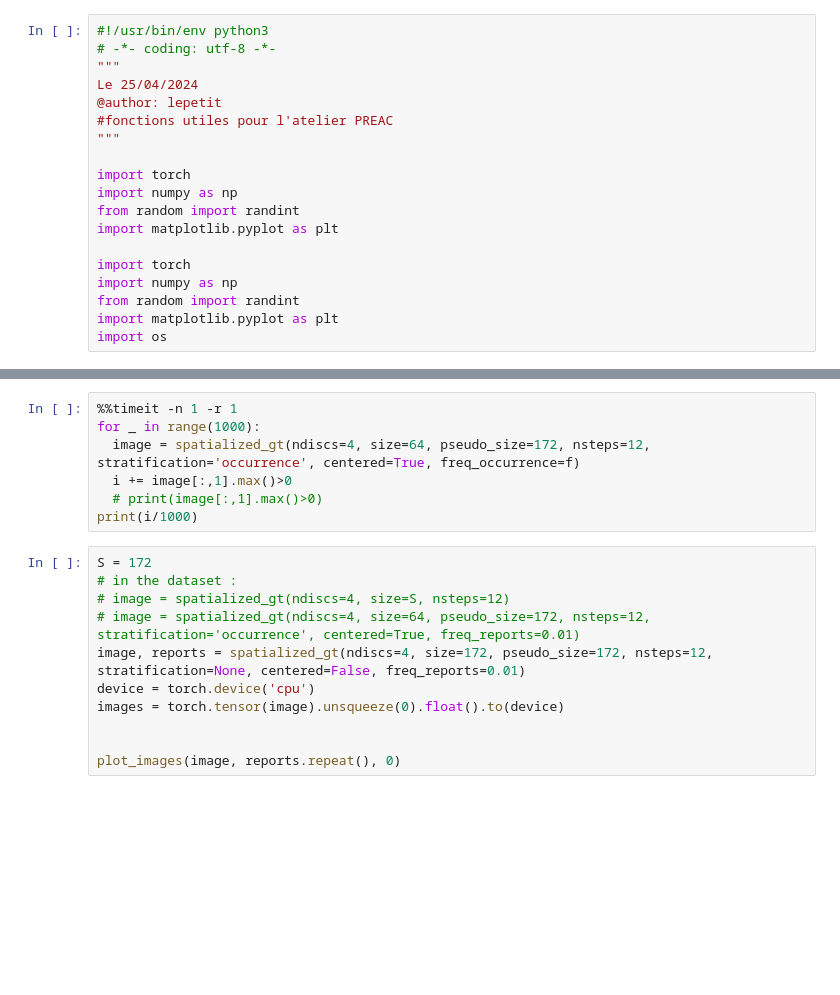
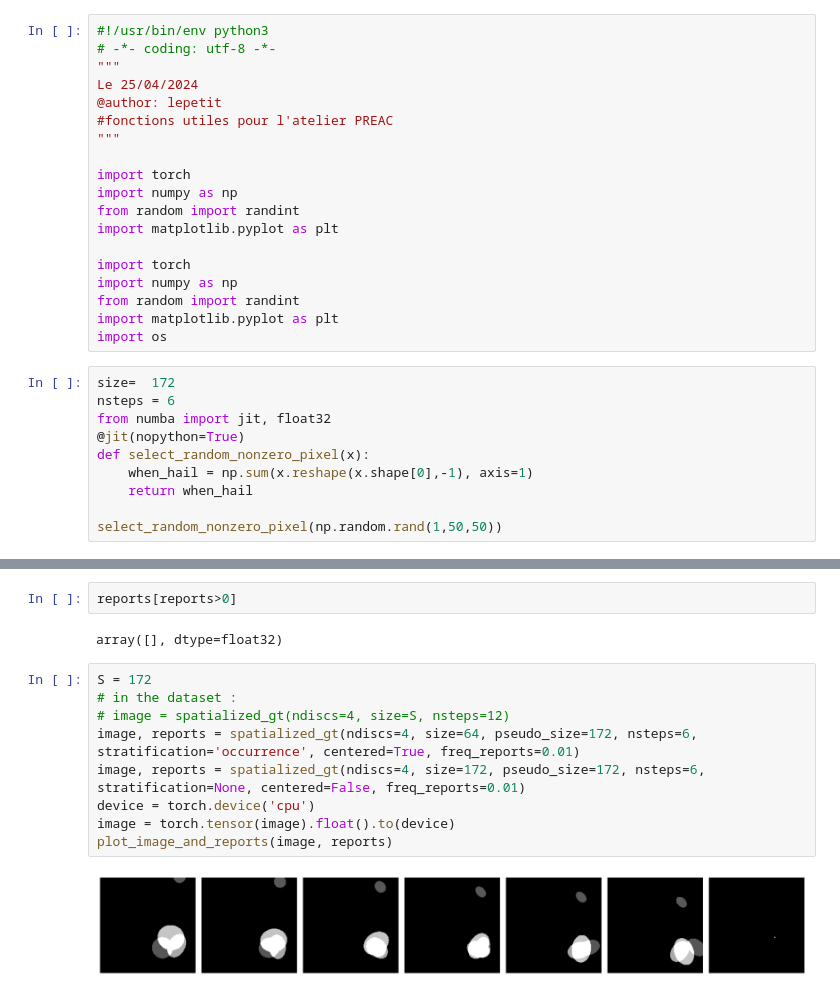
Before and after one commit to nanopiero/spatialisation_grele, a Jupyter notebook: presentation.ipynb, the cells around one changed output, grey strips where cells are left out. Saved outputs shown, nothing was run; the diff lists cells and outputs as text; blank space fills up the shorter version.

```diff
--- a/presentation.ipynb
+++ b/presentation.ipynb
@@ -45,3 +45,13 @@ import numpy as np
 from random import randint
 import matplotlib.pyplot as plt
 import os
+# %%
+size=  172
+nsteps = 6
+from numba import jit, float32
+@jit(nopython=True)
+def select_random_nonzero_pixel(x):
+    when_hail = np.sum(x.reshape(x.shape[0],-1), axis=1)
+    return when_hail
+
+select_random_nonzero_pixel(np.random.rand(1,50,50))
@@ -584,18 +534,15 @@ def plot_images(images, ground_truth, reports):
-# %%
-%%timeit -n 1 -r 1
-for _ in range(1000):
-  image = spatialized_gt(ndiscs=4, size=64, pseudo_size=172, nsteps=12, stratification='occurrence', centered=True, freq_occurrence=f)
-  i += image[:,1].max()>0
-  # print(image[:,1].max()>0)
-print(i/1000)
+# %%
+reports[reports>0]
+# %% [output]
+array([], dtype=float32)
 # %%
 S = 172
 # in the dataset :
 # image = spatialized_gt(ndiscs=4, size=S, nsteps=12)
-# image = spatialized_gt(ndiscs=4, size=64, pseudo_size=172, nsteps=12, stratification='occurrence', centered=True, freq_reports=0.01)
-image, reports = spatialized_gt(ndiscs=4, size=172, pseudo_size=172, nsteps=12, stratification=None, centered=False, freq_reports=0.01)
+image, reports = spatialized_gt(ndiscs=4, size=64, pseudo_size=172, nsteps=6, stratification='occurrence', centered=True, freq_reports=0.01)
+image, reports = spatialized_gt(ndiscs=4, size=172, pseudo_size=172, nsteps=6, stratification=None, centered=False, freq_reports=0.01)
 device = torch.device('cpu')
-images = torch.tensor(image).unsqueeze(0).float().to(device)
-
-
-plot_images(image, reports.repeat(), 0)
+image = torch.tensor(image).float().to(device)
+plot_image_and_reports(image, reports)
+# %% [output]
+[figure, added]
```
Also changed, not shown: parts of 6 cells of this notebook.
